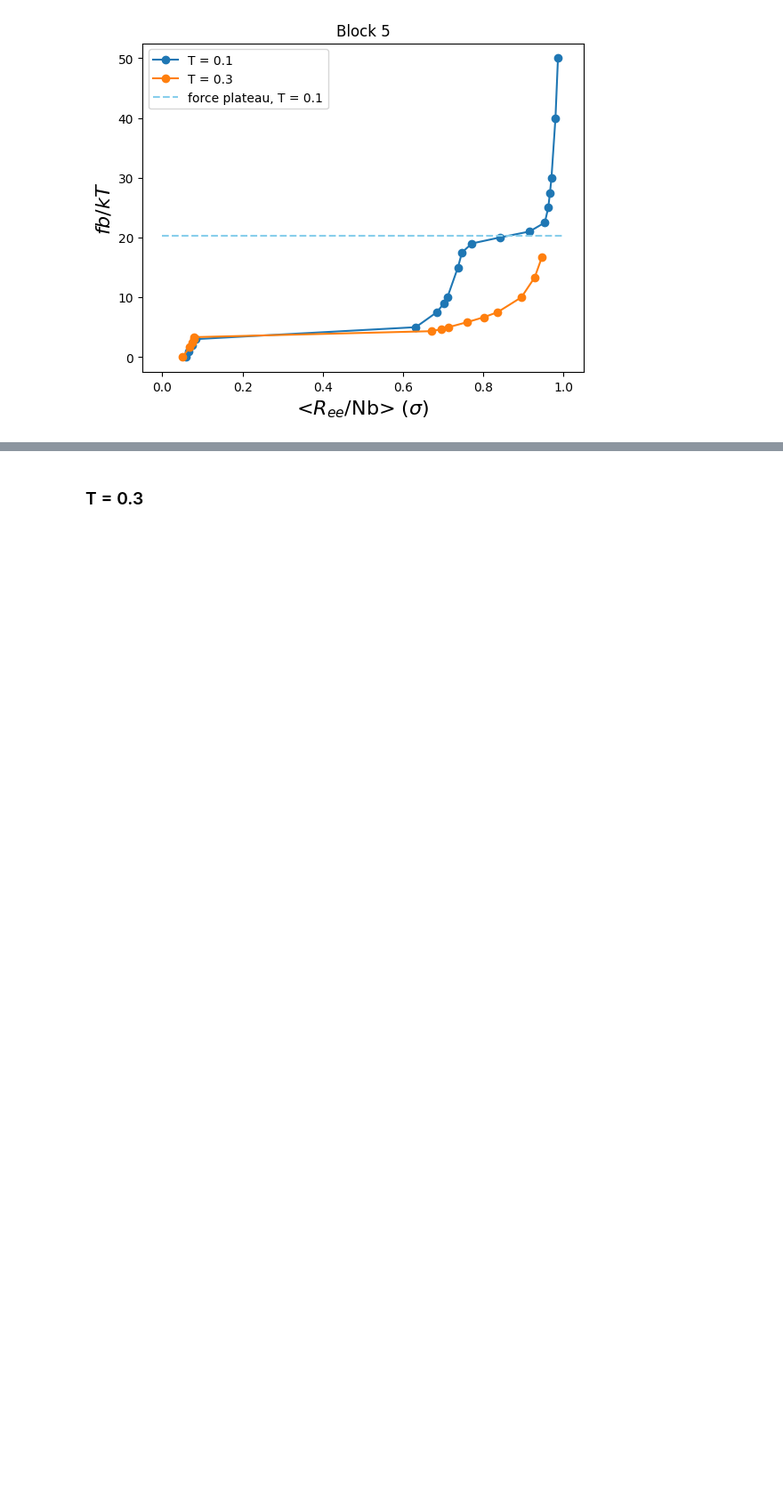
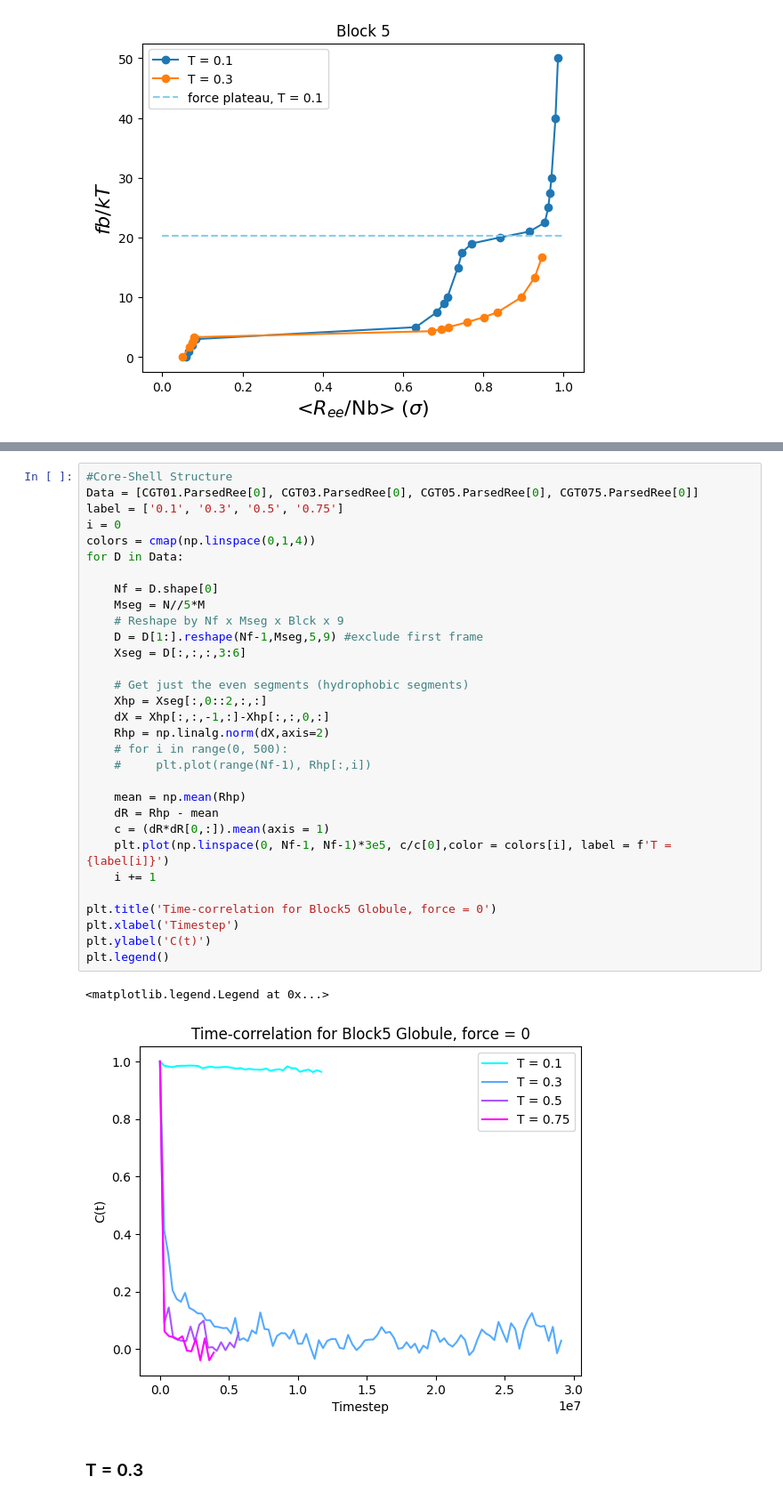
Before and after one commit to VagrantHyp/Code, a Jupyter notebook: Block5.ipynb, the cells around one changed output, grey strips where cells are left out. Shown at 89% size. Cells and saved outputs as stored; diff of their text form; blank space fills up the shorter version.

```diff
--- a/Block5.ipynb
+++ b/Block5.ipynb
@@ -387,3 +388,37 @@ plt.show()
+# %%
+#Core-Shell Structure
+Data = [CGT01.ParsedRee[0], CGT03.ParsedRee[0], CGT05.ParsedRee[0], CGT075.ParsedRee[0]]
+label = ['0.1', '0.3', '0.5', '0.75']
+i = 0
+colors = cmap(np.linspace(0,1,4))
+for D in Data:
+
+    Nf = D.shape[0]
+    Mseg = N//5*M
+    # Reshape by Nf x Mseg x Blck x 9
+    D = D[1:].reshape(Nf-1,Mseg,5,9) #exclude first frame
+    Xseg = D[:,:,:,3:6]
+
+    # Get just the even segments (hydrophobic segments)
+    Xhp = Xseg[:,0::2,:,:]
+    dX = Xhp[:,:,-1,:]-Xhp[:,:,0,:]
+    Rhp = np.linalg.norm(dX,axis=2)
+    # for i in range(0, 500):
+    #     plt.plot(range(Nf-1), Rhp[:,i])
+
+    mean = np.mean(Rhp)
+    dR = Rhp - mean
+    c = (dR*dR[0,:]).mean(axis = 1)
+    plt.plot(np.linspace(0, Nf-1, Nf-1)*3e5, c/c[0],color = colors[i], label = f'T = {label[i]}')
+    i += 1
+
+plt.title('Time-correlation for Block5 Globule, force = 0')
+plt.xlabel('Timestep')
+plt.ylabel('C(t)')
+plt.legend()
+# %% [output]
+<matplotlib.legend.Legend at 0x...>
+[figure, added]
 # %% [markdown]
 ### T = 0.3
 # %%
```
Also changed, not shown: parts of 1 cell of this notebook, 4 other files.
